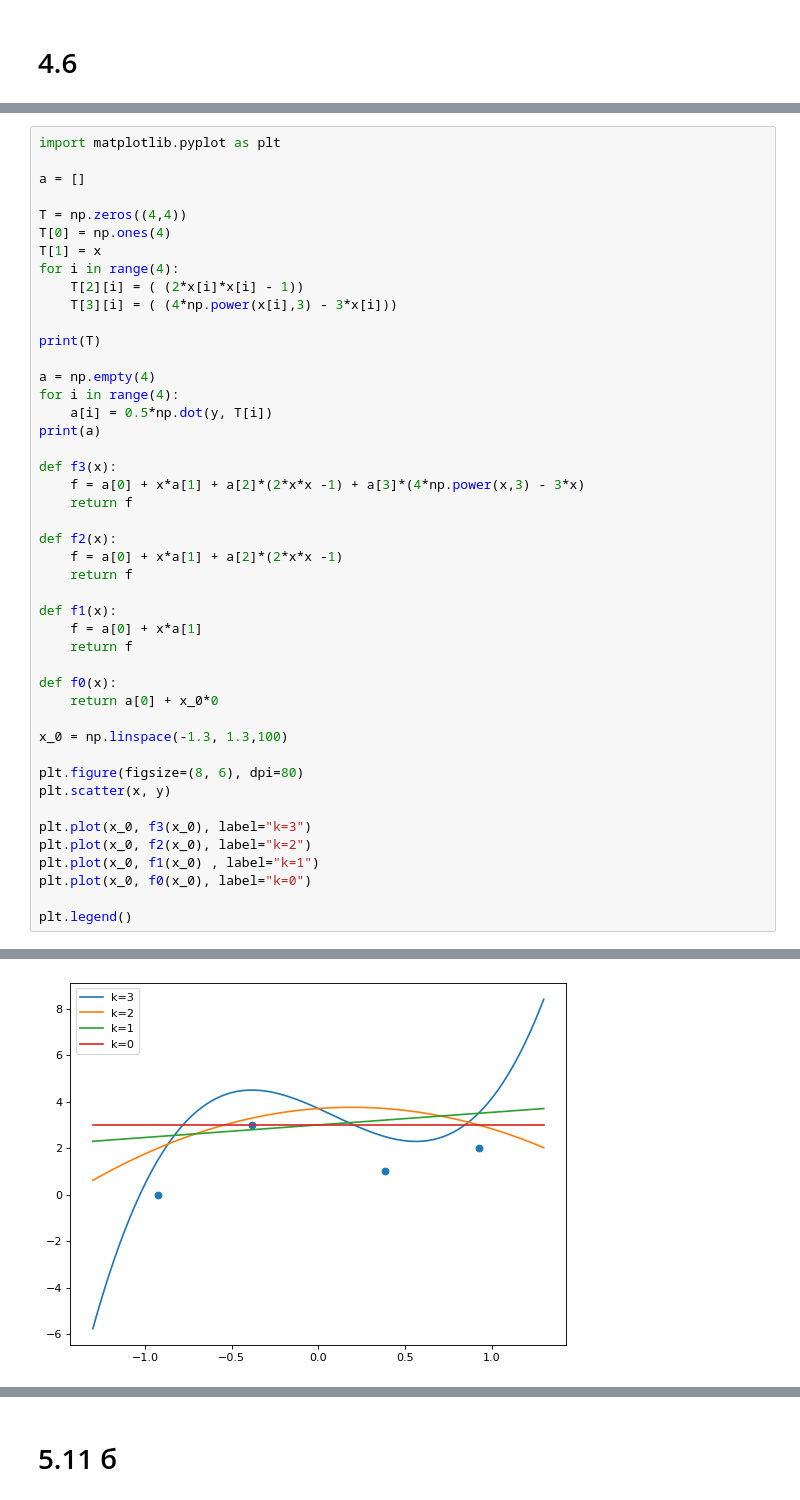
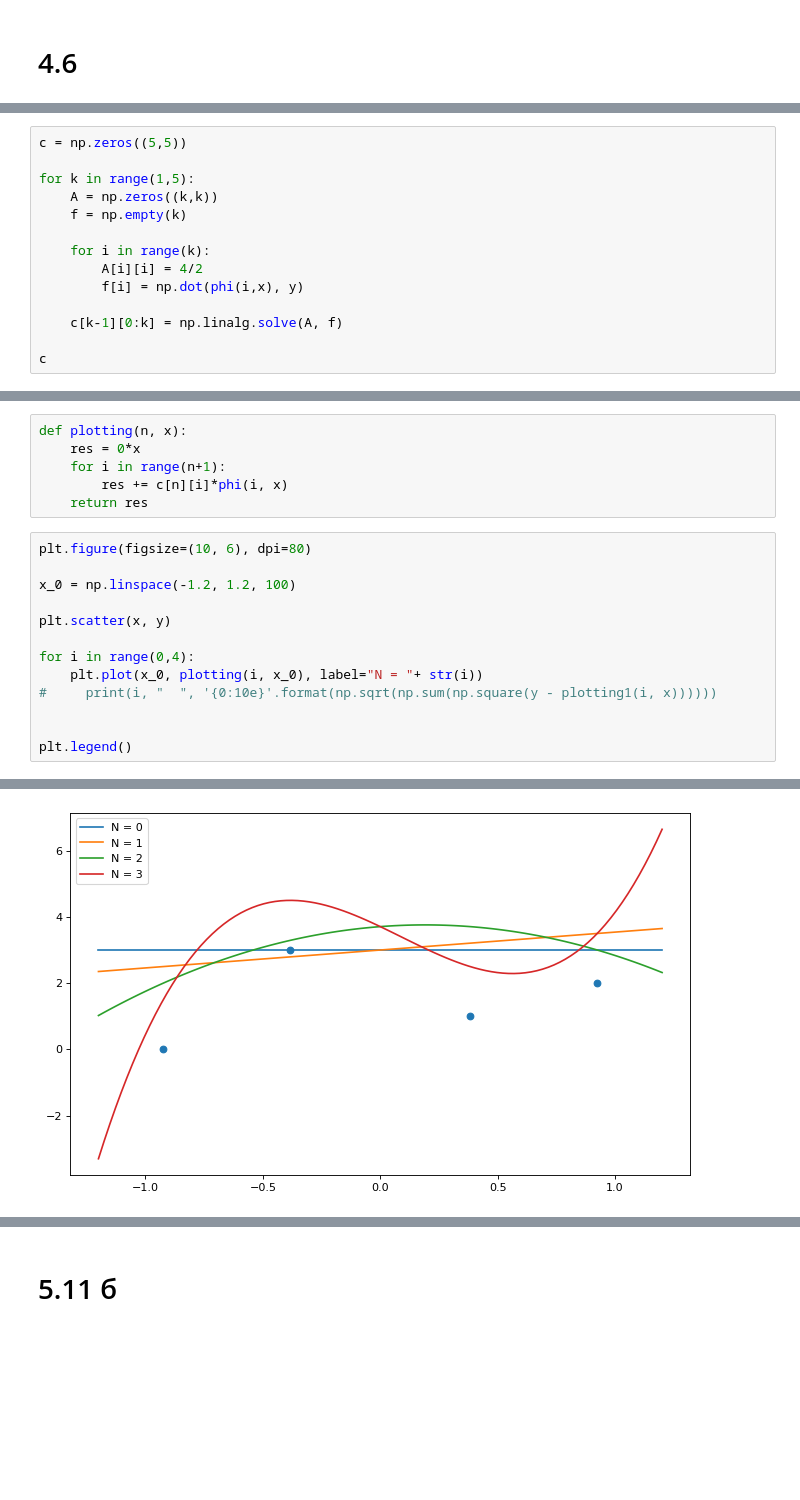
Before and after one commit to mipt-alexa/comp_math, a Jupyter notebook: homework theme 3.ipynb, the cells around one changed output, grey strips where cells are left out. Cells and saved outputs as stored; diff of their text form; blank space fills up the shorter version.

```diff
--- a/homework theme 3.ipynb
+++ b/homework theme 3.ipynb
@@ -72,0 +84,14 @@ array([ 0.92387953,  0.38268343, -0.38268343, -0.92387953])
+# %%
+c = np.zeros((5,5))
+
+for k in range(1,5):
+    A = np.zeros((k,k))
+    f = np.empty(k)
+
+    for i in range(k):
+        A[i][i] = 4/2
+        f[i] = np.dot(phi(i,x), y)
+
+    c[k-1][0:k] = np.linalg.solve(A, f)
+
+c
@@ -73,46 +104,20 @@ array([ 0.92387953,  0.38268343, -0.38268343, -0.92387953])
+# %%
+def plotting(n, x):
+    res = 0*x
+    for i in range(n+1):
+        res += c[n][i]*phi(i, x)
+    return res
 # %%
-import matplotlib.pyplot as plt
+plt.figure(figsize=(10, 6), dpi=80)
 
-a = []
+x_0 = np.linspace(-1.2, 1.2, 100)
 
-T = np.zeros((4,4))
-T[0] = np.ones(4)
-T[1] = x
-for i in range(4):
-    T[2][i] = ( (2*x[i]*x[i] - 1))
-    T[3][i] = ( (4*np.power(x[i],3) - 3*x[i]))
-
-print(T)
-
-a = np.empty(4)
-for i in range(4):
-    a[i] = 0.5*np.dot(y, T[i])
-print(a)
-
-def f3(x):
-    f = a[0] + x*a[1] + a[2]*(2*x*x -1) + a[3]*(4*np.power(x,3) - 3*x)
-    return f
-
-def f2(x):
-    f = a[0] + x*a[1] + a[2]*(2*x*x -1)
-    return f
-
-def f1(x):
-    f = a[0] + x*a[1]
-    return f
-
-def f0(x):
-    return a[0] + x_0*0
-
-x_0 = np.linspace(-1.3, 1.3,100)
-
-plt.figure(figsize=(8, 6), dpi=80)
 plt.scatter(x, y)
 
-plt.plot(x_0, f3(x_0), label="k=3")
-plt.plot(x_0, f2(x_0), label="k=2")
-plt.plot(x_0, f1(x_0) , label="k=1")
-plt.plot(x_0, f0(x_0), label="k=0")
+for i in range(0,4):
+    plt.plot(x_0, plotting(i, x_0), label="N = "+ str(i))
+#     print(i, "  ", '{0:10e}'.format(np.sqrt(np.sum(np.square(y - plotting1(i, x))))))
+
 
 plt.legend()
 # %% [output]
@@ -125,3 +125,3 @@ plt.legend()
-[figure, old version]
+[figure, new version]
 # %%
 err= np.zeros((4,4))
```
Also changed, not shown: parts of 6 cells of this notebook.
